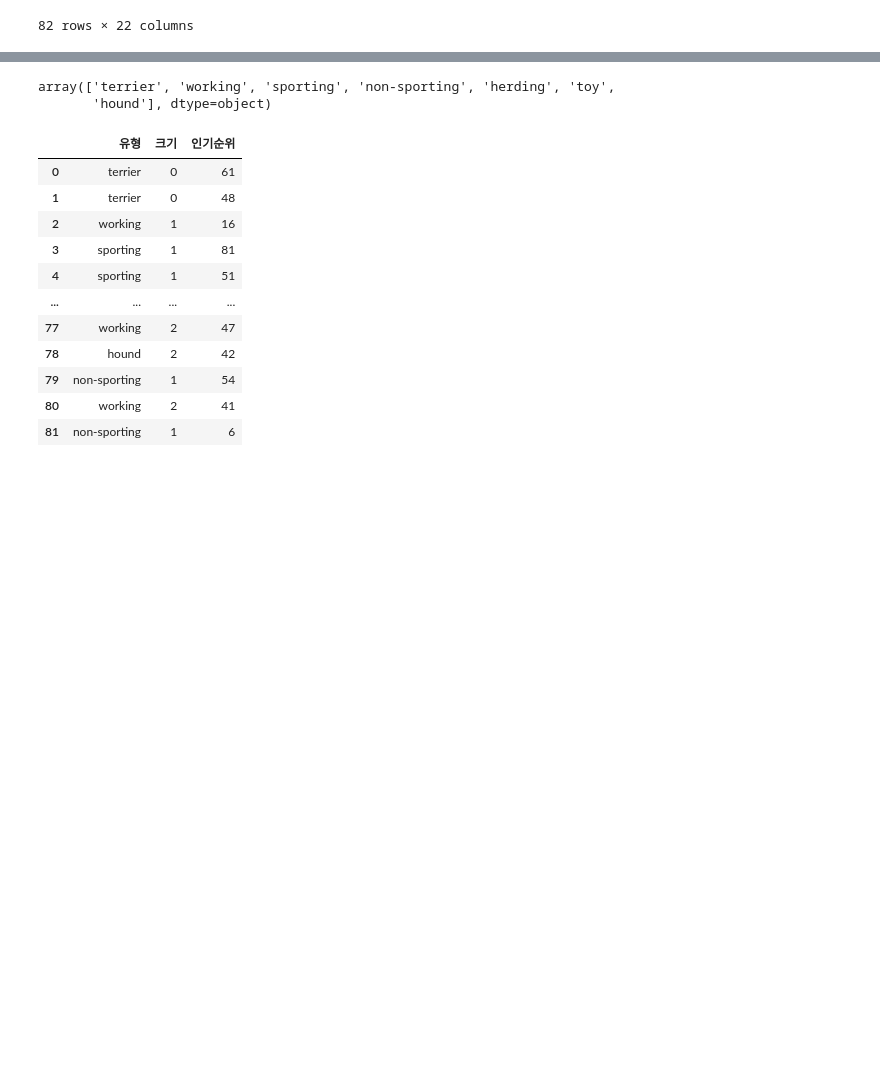
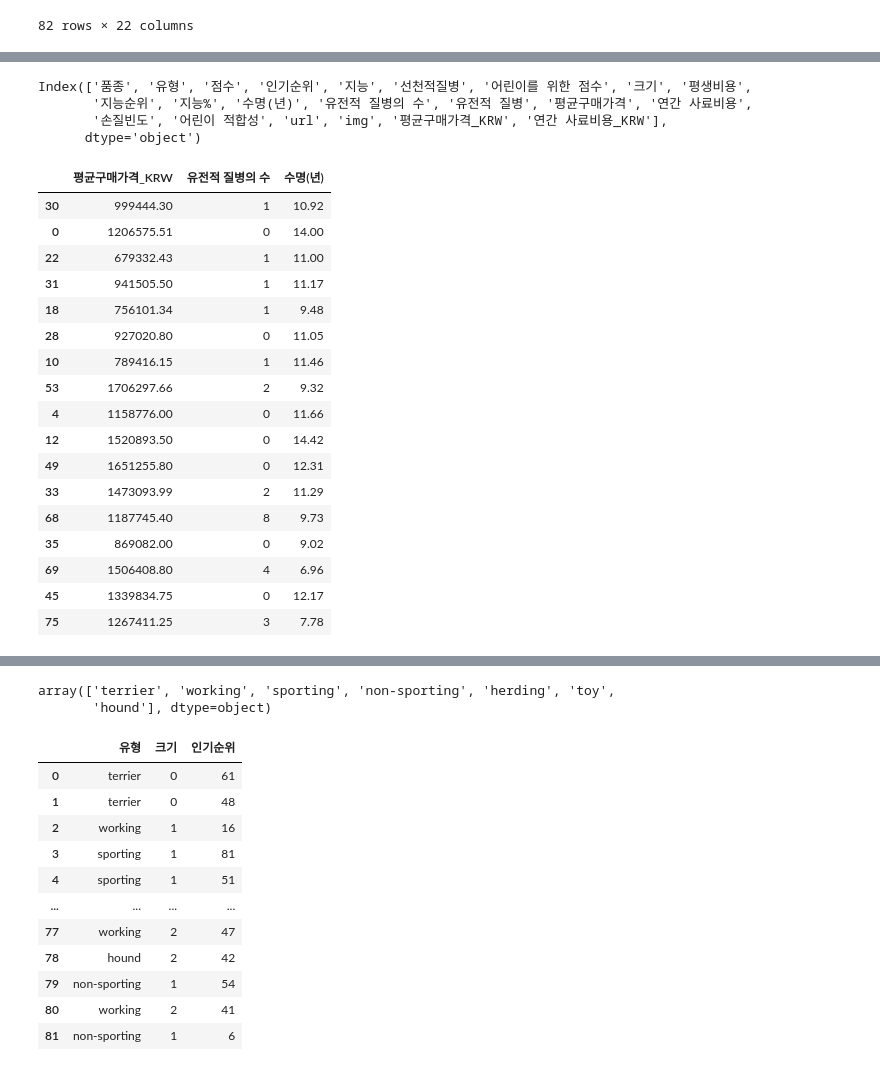
Before and after one commit to junnnnghee/dog-breed-app, a Jupyter notebook: test.ipynb, the cells around one changed output, grey strips where cells are left out. Saved outputs shown, nothing was run; the diff lists cells and outputs as text; code cells hidden in the pictures; blank space fills up the shorter version.

```diff
--- a/test.ipynb
+++ b/test.ipynb
@@ -572,2 +561,2 @@ df
 # %%
-y = df['평균구매가격_KRW']
+y = df[ ['평균구매가격_KRW', '유전적 질병의 수', '수명(년)'] ]
@@ -574,2 +595,9 @@ y = df['평균구매가격_KRW']
+# %%
+df.columns
+# %% [output]
+Index(['품종', '유형', '점수', '인기순위', '지능', '선천적질병', '어린이를 위한 점수', '크기', '평생비용',
+       '지능순위', '지능%', '수명(년)', '유전적 질병의 수', '유전적 질병', '평균구매가격', '연간 사료비용',
+       '손질빈도', '어린이 적합성', 'url', 'img', '평균구매가격_KRW', '연간 사료비용_KRW'],
+      dtype='object')
 # %%
-X = df.loc[:, ['유형', '크기', '인기순위']]
+X = df[ ['크기', '지능', '어린이 적합성'] ]
@@ -575,0 +606,23 @@ X = df.loc[:, ['유형', '크기', '인기순위']]
+# %%
+X_train, X_test, y_train, y_test = train_test_split(X, y, test_size=0.2, random_state=42)
+# %%
+y_test
+# %% [output]
+|  | 평균구매가격_KRW | 유전적 질병의 수 | 수명(년) |
+| 30 | 999444.30 | 1 | 10.92 |
+| 0 | 1206575.51 | 0 | 14.00 |
+| 22 | 679332.43 | 1 | 11.00 |
+| 31 | 941505.50 | 1 | 11.17 |
+| 18 | 756101.34 | 1 | 9.48 |
+| 28 | 927020.80 | 0 | 11.05 |
+| 10 | 789416.15 | 1 | 11.46 |
+| 53 | 1706297.66 | 2 | 9.32 |
+| 4 | 1158776.00 | 0 | 11.66 |
+| 12 | 1520893.50 | 0 | 14.42 |
+| 49 | 1651255.80 | 0 | 12.31 |
+| 33 | 1473093.99 | 2 | 11.29 |
+| 68 | 1187745.40 | 8 | 9.73 |
+| 35 | 869082.00 | 0 | 9.02 |
+| 69 | 1506408.80 | 4 | 6.96 |
+| 45 | 1339834.75 | 0 | 12.17 |
+| 75 | 1267411.25 | 3 | 7.78 |
```
Also changed, not shown: parts of 32 cells of this notebook.
